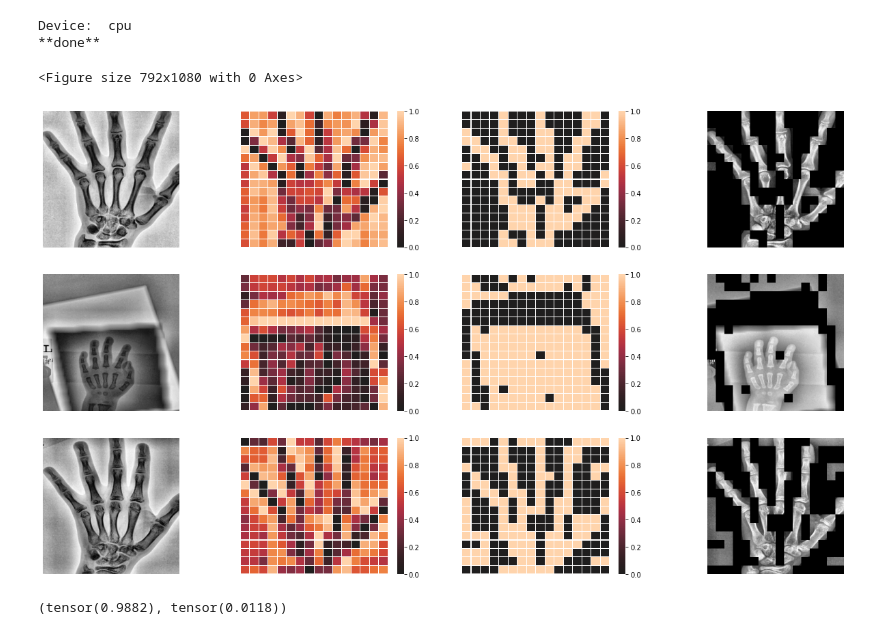
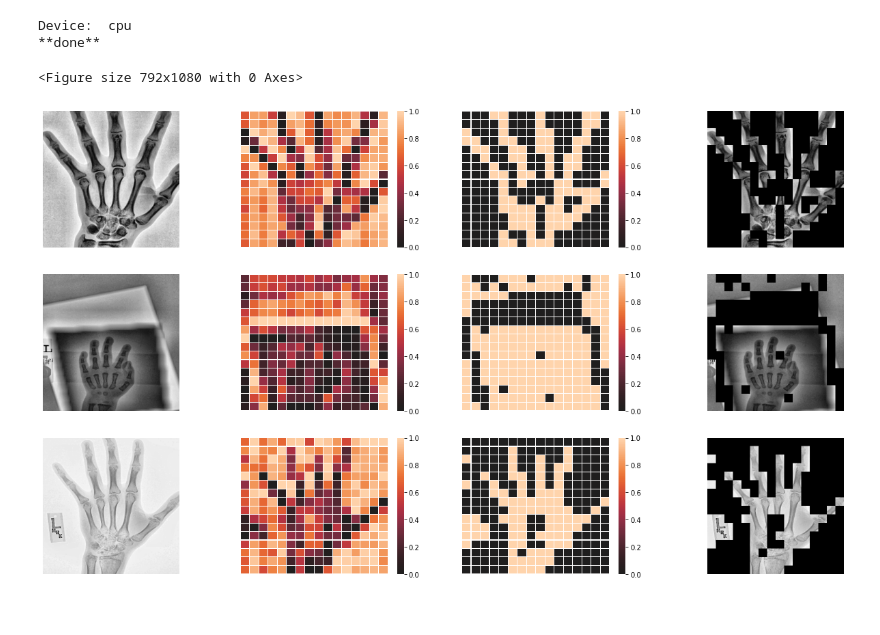
Before and after one commit to janbraunsdorff/studienarbeit, a Jupyter notebook: vit-analyse-transformer.ipynb, the cells around one changed output. Cells and saved outputs as stored; diff of their text form; code cells hidden in the pictures.

```diff
--- a/vit-analyse-transformer.ipynb
+++ b/vit-analyse-transformer.ipynb
@@ -85,7 +85,7 @@ def getconding(path):
 
     mask =  torch.sub(mask, 0.55)
     mask = torch.where(mask < 0, ones, zeros)
-    masked_image = mask * ((img-1) *-1)
+    masked_image = mask * img
 
 
     small_mask = torch.sub(t, 0.55)
@@ -106,7 +106,7 @@ plt.figure(figsize=(11,15))
 plt.subplots(figsize=(18,10))
 plt.tight_layout()
 
-imges = ["1377.png", "1378.png", "1400.png"]
+imges = ["1377.png", "1378.png", "2456.png"]
 
 for i in range (3):
     img, mask, reduce_maks, img_maks = getconding(path_to_training_data + imges[i])
@@ -121,31 +121,31 @@ for i in range (3):
         mask.squeeze().detach(),
         cbar=True,
         vmin=0, vmax=1,
         annot=False,
         xticklabels=False,
         yticklabels=False,
         center=0,
         linewidths=.1
     )
     cbar = ax.collections[0].colorbar
     cbar.set_ticklabels([])
 
     plt.subplot(3, 4, i*4+3)
     ax = sns.heatmap(
         reduce_maks.squeeze().detach(),
         cbar=True,
         vmin=0, vmax=1,
         annot=False,
         xticklabels=False,
         yticklabels=False,
         center=0,
         linewidths=.1
     )
 
     plt.subplot(3, 4, i*4+4)
     #img_maks = (img_maks-1)*-1
     plt.imshow(img_maks.squeeze(), cmap='gray')
     plt.axis('off')
 # %% [output]
 <Figure size 792x1080 with 0 Axes>
-[figure, old version]
+[figure, new version]
@@ -155,4 +151,0 @@ img = img / 255.0
-# %%
-torch.max(img), torch.min(img)
-# %% [output]
-(tensor(0.9882), tensor(0.0118))
```
Also changed, not shown: parts of 3 cells of this notebook, 2 other files.
